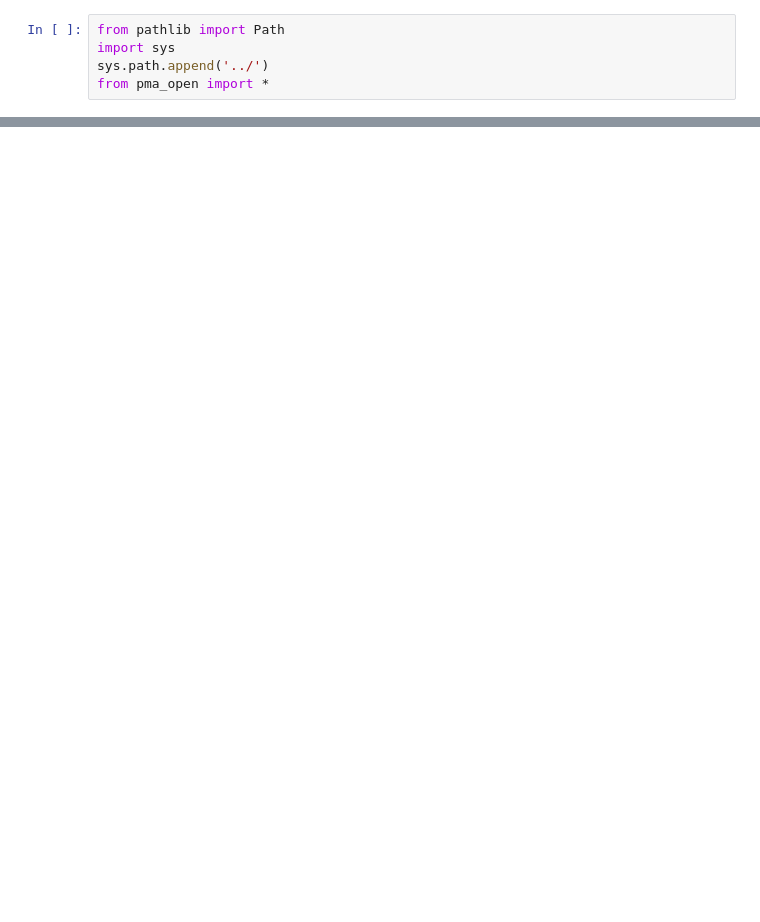
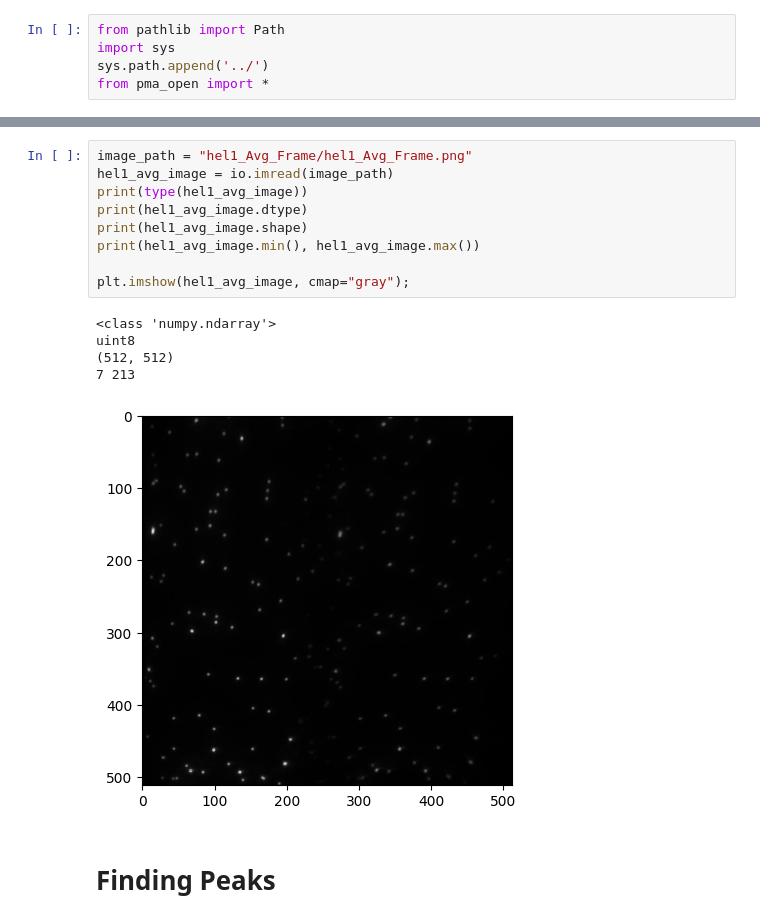
Before and after one commit to ljhason/smImaging-Exploration, a Jupyter notebook: img_avg_map/img_avg.ipynb, the cells around one changed output, grey strips where cells are left out. Cells and saved outputs as stored; diff of their text form; blank space fills up the shorter version.

```diff
--- a/img_avg_map/img_avg.ipynb
+++ b/img_avg_map/img_avg.ipynb
@@ -113,0 +45,17 @@ error: OpenCV(4.11.0) /Users/runner/work/opencv-python/opencv-python/opencv/modu
+# %%
+image_path = "hel1_Avg_Frame/hel1_Avg_Frame.png"
+hel1_avg_image = io.imread(image_path)
+print(type(hel1_avg_image))
+print(hel1_avg_image.dtype)
+print(hel1_avg_image.shape)
+print(hel1_avg_image.min(), hel1_avg_image.max())
+
+plt.imshow(hel1_avg_image, cmap="gray");
+# %% [output]
+<class 'numpy.ndarray'>
+uint8
+(512, 512)
+7 213
+[figure, added]
+# %% [markdown]
+# Finding Peaks
```
Also changed, not shown: parts of 22 cells of this notebook, 4 other files.
